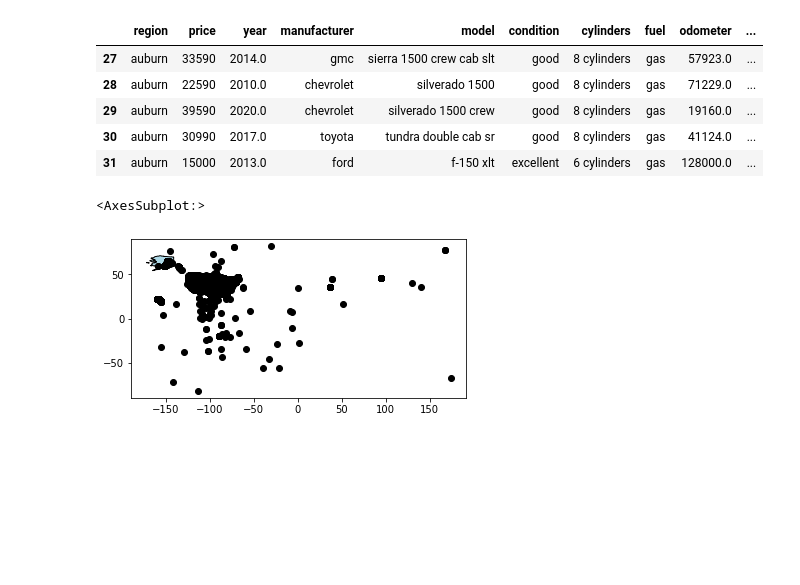
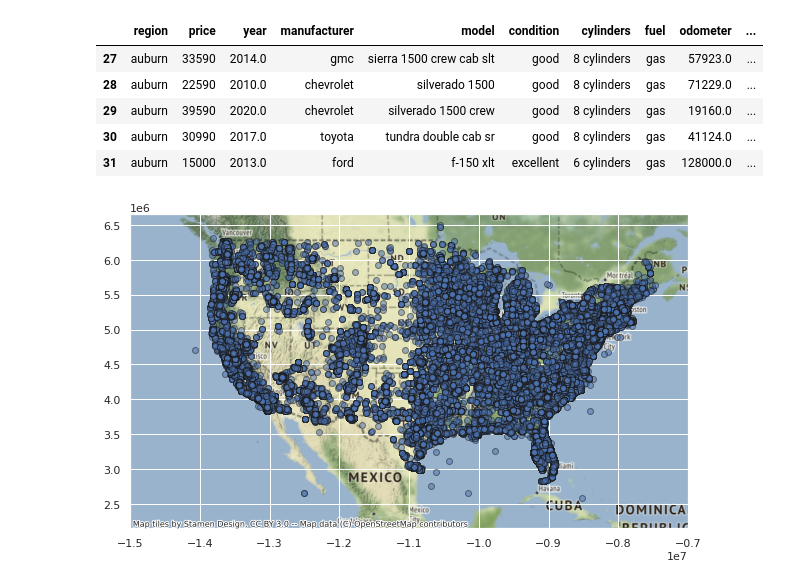
Before and after one commit to Biel-Altimira/used_cars, a Jupyter notebook: used_cars.ipynb, the cells around one changed output. Saved outputs shown, nothing was run; the diff lists cells and outputs as text; code cells hidden in the pictures; blank space fills up the shorter version.

```diff
--- a/used_cars.ipynb
+++ b/used_cars.ipynb
@@ -259,13 +260,21 @@ variant_2.head()
 variant_1["cylinders"] = variant_1["cylinders"].apply(lambda x : x.split(" ")[0])
 variant_2["cylinders"] = variant_2["cylinders"].apply(lambda x : x.split(" ")[0])
 # %%
-df_geo = gpd.GeoDataFrame(variant_2, geometry = gpd.points_from_xy(variant_2.long, variant_2.lat))
-paisos = gpd.read_file(gpd.datasets.get_path("naturalearth_lowres"))
-axis = paisos[paisos.name == "United States of America"].plot(color = "lightblue", edgecolor = "black")
-df_geo.plot(ax = axis, color = "black")
+
+
+gdf = gpd.GeoDataFrame(variant_2, geometry=gpd.points_from_xy(variant_2.long, variant_2.lat))
+
+gdf = gdf[(22<gdf.lat) & (gdf.lat<65) & (-144<gdf.long) & (gdf.long<-56)]
+gdf = gdf.set_crs(epsg=4326)
+gdf = gdf.to_crs(epsg=3857)
+
+ax = gdf.plot(figsize=(10, 10), alpha=0.5, edgecolor='k')
+ctx.add_basemap(ax, zoom=4)
+plt.xlim(-1.5e7,-0.7e7)
+plt.ylim(2.15e6,6.65e6)
+plt.show()
 # %% [output]
-<AxesSubplot:>
-[figure, old version]
+[figure, new version]
 # %%
 variant_2.year.hist(bins=50, figsize=(10,10))
 plt.show()
```
Also changed, not shown: parts of 11 cells of this notebook.
